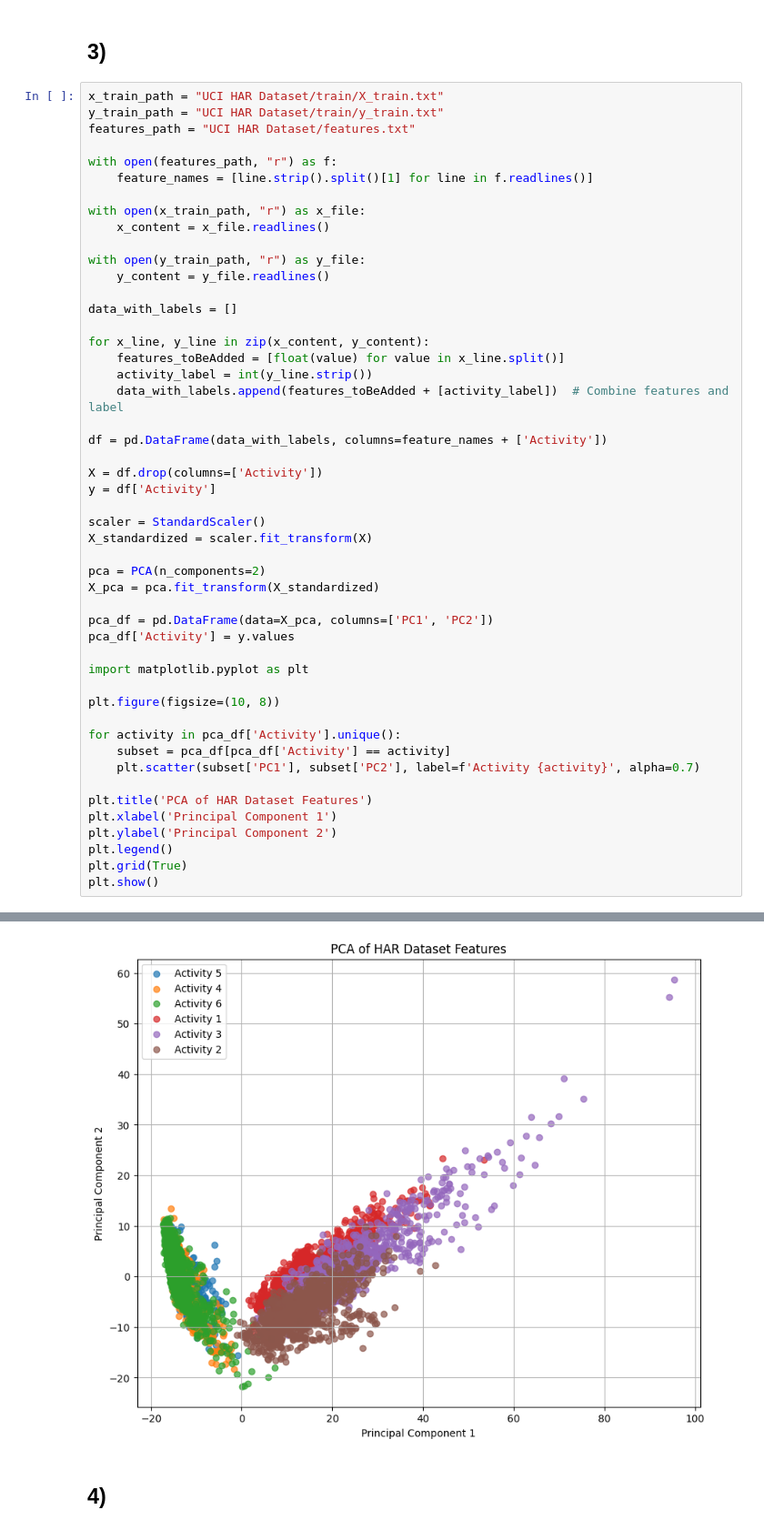
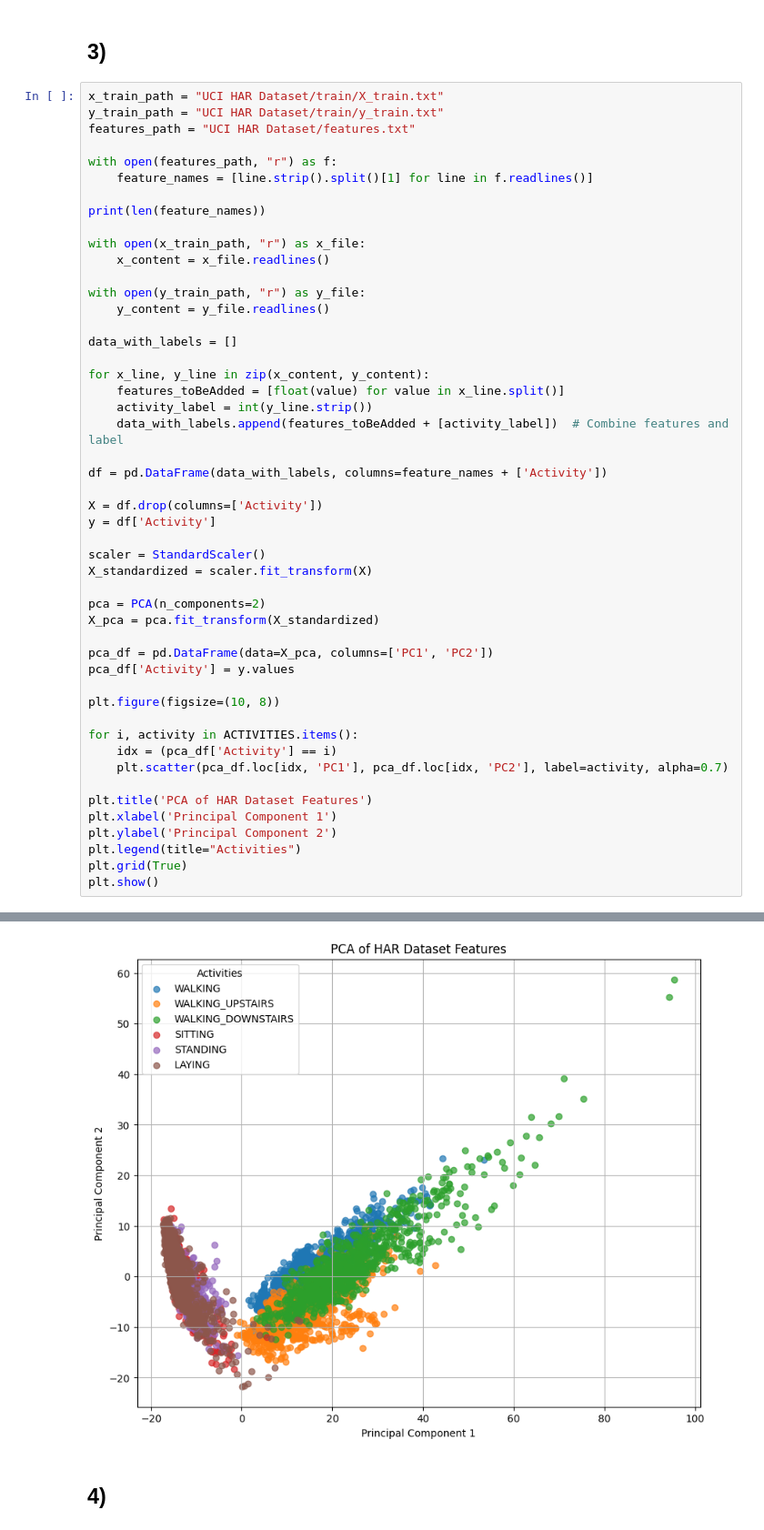
Before and after one commit to HarshJamgaonkar05/ES-335-ML-Assignment-1, a Jupyter notebook: HAR_EDA.ipynb, the cells around one changed output, grey strips where cells are left out. Shown at 91% size. Drawn from its saved outputs; the diff is of its cells as text.

```diff
--- a/HAR_EDA.ipynb
+++ b/HAR_EDA.ipynb
@@ -408,6 +410,8 @@ features_path = "UCI HAR Dataset/features.txt"
 
 with open(features_path, "r") as f:
     feature_names = [line.strip().split()[1] for line in f.readlines()]
+
+print(len(feature_names))
 
 with open(x_train_path, "r") as x_file:
     x_content = x_file.readlines()
@@ -436,18 +440,16 @@ X_pca = pca.fit_transform(X_standardized)
 pca_df = pd.DataFrame(data=X_pca, columns=['PC1', 'PC2'])
 pca_df['Activity'] = y.values
 
-import matplotlib.pyplot as plt
-
 plt.figure(figsize=(10, 8))
 
-for activity in pca_df['Activity'].unique():
-    subset = pca_df[pca_df['Activity'] == activity]
-    plt.scatter(subset['PC1'], subset['PC2'], label=f'Activity {activity}', alpha=0.7)
+for i, activity in ACTIVITIES.items():
+    idx = (pca_df['Activity'] == i)
+    plt.scatter(pca_df.loc[idx, 'PC1'], pca_df.loc[idx, 'PC2'], label=activity, alpha=0.7)
 
 plt.title('PCA of HAR Dataset Features')
 plt.xlabel('Principal Component 1')
 plt.ylabel('Principal Component 2')
-plt.legend()
+plt.legend(title="Activities")
 plt.grid(True)
 plt.show()
 # %% [output]
@@ -454,4 +457,4 @@ plt.show()
-[figure, old version]
+[figure, new version]
 # %% [markdown]
 ## 4)
 # %%
```
Also changed, not shown: parts of 8 cells of this notebook.
